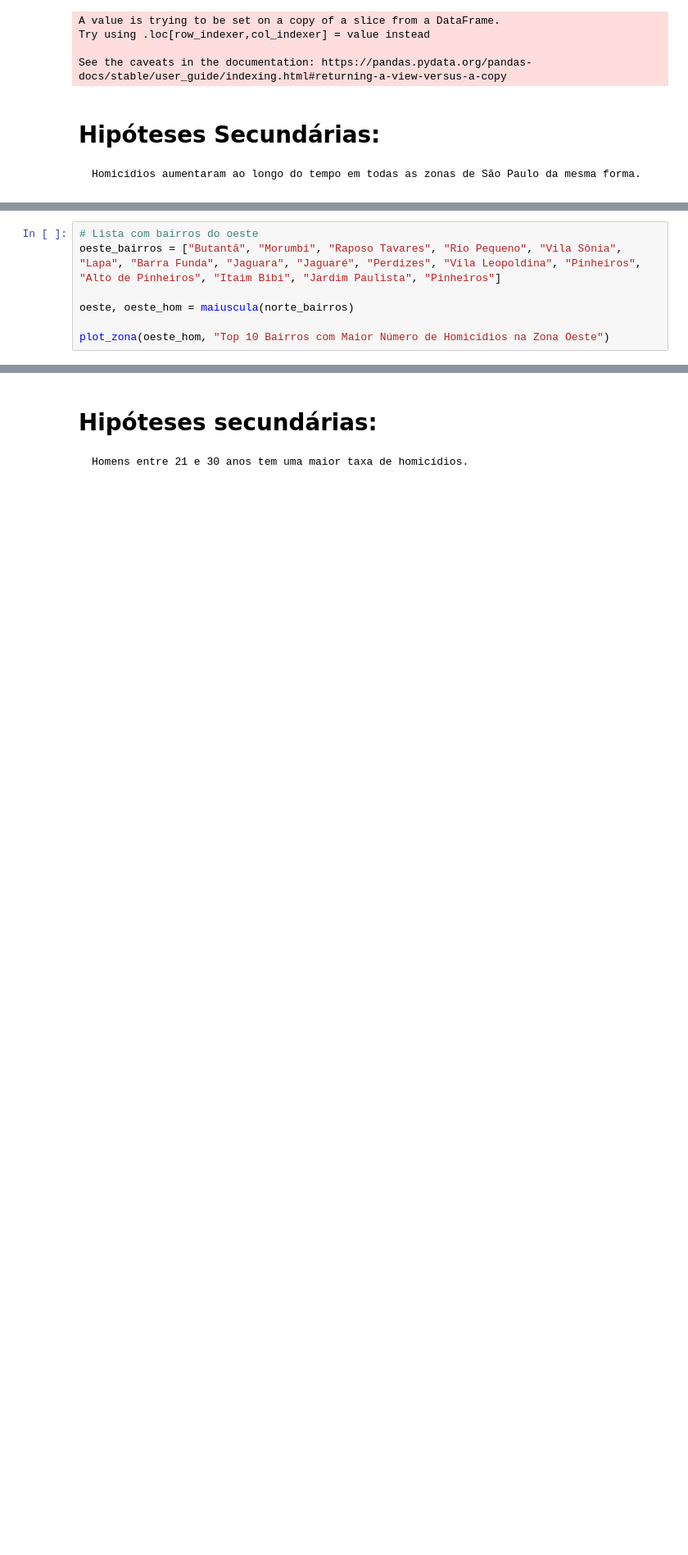
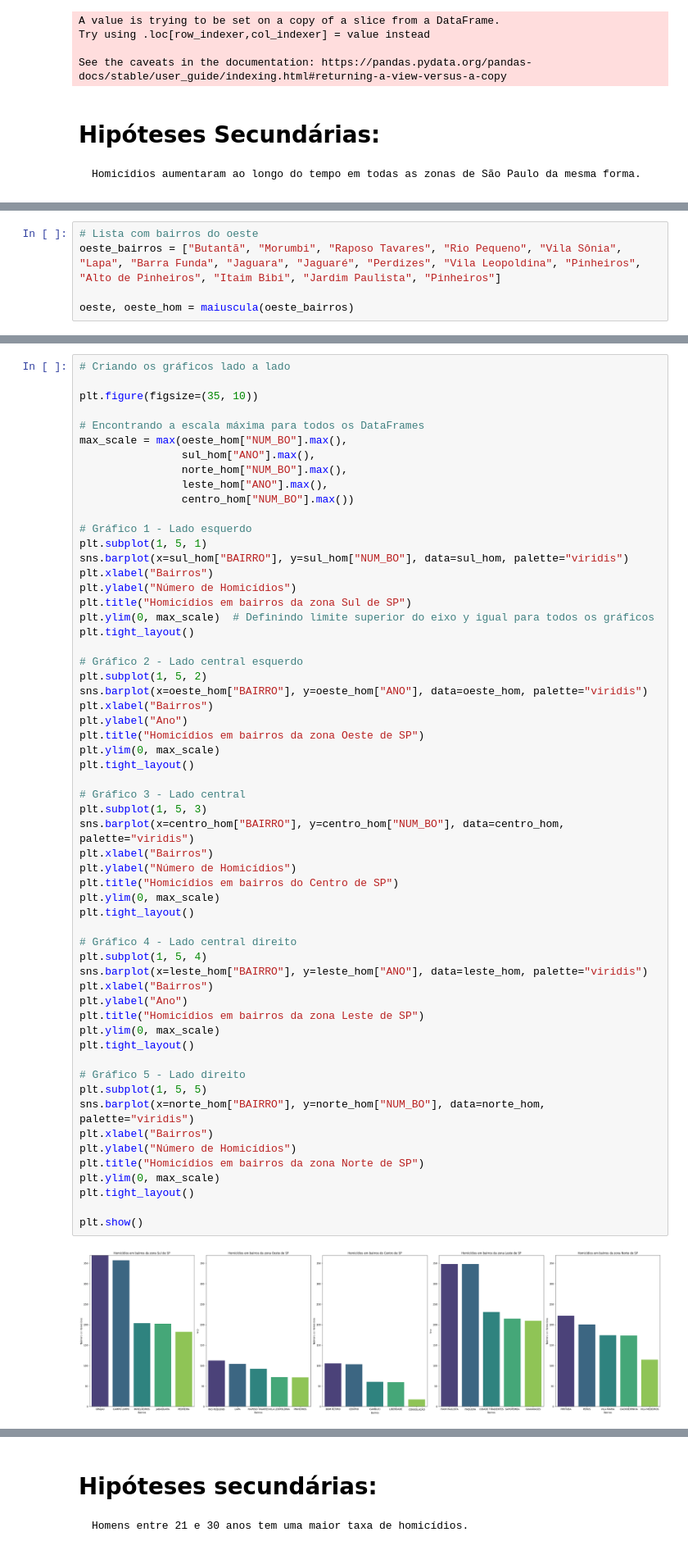
Before and after one commit to Pennini/Curso-Python-2022, a Jupyter notebook: Projeto_Final/projeto_final_crimes.ipynb, the cells around one changed output, grey strips where cells are left out. Shown at 82% size. Saved outputs shown, nothing was run; the diff lists cells and outputs as text; blank space fills up the shorter version.

```diff
--- a/Projeto_Final/projeto_final_crimes.ipynb
+++ b/Projeto_Final/projeto_final_crimes.ipynb
@@ -455,7 +480,5 @@ linha_interativo(norte)
 # Lista com bairros do oeste
 oeste_bairros = ["Butantã", "Morumbi", "Raposo Tavares", "Rio Pequeno", "Vila Sônia", "Lapa", "Barra Funda", "Jaguara", "Jaguaré", "Perdizes", "Vila Leopoldina", "Pinheiros", "Alto de Pinheiros", "Itaim Bibi", "Jardim Paulista", "Pinheiros"]
 
-oeste, oeste_hom = maiuscula(norte_bairros)
-
-plot_zona(oeste_hom, "Top 10 Bairros com Maior Número de Homicídios na Zona Oeste")
+oeste, oeste_hom = maiuscula(oeste_bairros)
 # %% [output]
@@ -464,0 +491,60 @@ linha_interativo(oeste)
+# %%
+# Criando os gráficos lado a lado
+
+plt.figure(figsize=(35, 10))
+
+# Encontrando a escala máxima para todos os DataFrames
+max_scale = max(oeste_hom["NUM_BO"].max(),
+                sul_hom["ANO"].max(),
+                norte_hom["NUM_BO"].max(),
+                leste_hom["ANO"].max(),
+                centro_hom["NUM_BO"].max())
+
+# Gráfico 1 - Lado esquerdo
+plt.subplot(1, 5, 1)
+sns.barplot(x=sul_hom["BAIRRO"], y=sul_hom["NUM_BO"], data=sul_hom, palette="viridis")
+plt.xlabel("Bairros")
+plt.ylabel("Número de Homicídios")
+plt.title("Homicídios em bairros da zona Sul de SP")
+plt.ylim(0, max_scale)  # Definindo limite superior do eixo y igual para todos os gráficos
+plt.tight_layout()
+
+# Gráfico 2 - Lado central esquerdo
+plt.subplot(1, 5, 2)
+sns.barplot(x=oeste_hom["BAIRRO"], y=oeste_hom["ANO"], data=oeste_hom, palette="viridis")
+plt.xlabel("Bairros")
+plt.ylabel("Ano")
+plt.title("Homicídios em bairros da zona Oeste de SP")
+plt.ylim(0, max_scale)
+plt.tight_layout()
+
+# Gráfico 3 - Lado central
+plt.subplot(1, 5, 3)
+sns.barplot(x=centro_hom["BAIRRO"], y=centro_hom["NUM_BO"], data=centro_hom, palette="viridis")
+plt.xlabel("Bairros")
+plt.ylabel("Número de Homicídios")
+plt.title("Homicídios em bairros do Centro de SP")
+plt.ylim(0, max_scale)
+plt.tight_layout()
+
+# Gráfico 4 - Lado central direito
+plt.subplot(1, 5, 4)
+sns.barplot(x=leste_hom["BAIRRO"], y=leste_hom["ANO"], data=leste_hom, palette="viridis")
+plt.xlabel("Bairros")
+plt.ylabel("Ano")
+plt.title("Homicídios em bairros da zona Leste de SP")
+plt.ylim(0, max_scale)
+plt.tight_layout()
+
+# Gráfico 5 - Lado direito
+plt.subplot(1, 5, 5)
+sns.barplot(x=norte_hom["BAIRRO"], y=norte_hom["NUM_BO"], data=norte_hom, palette="viridis")
+plt.xlabel("Bairros")
+plt.ylabel("Número de Homicídios")
+plt.title("Homicídios em bairros da zona Norte de SP")
+plt.ylim(0, max_scale)
+plt.tight_layout()
+
+plt.show()
+# %% [output]
+[figure, added]
```
Also changed, not shown: parts of 22 cells of this notebook.
